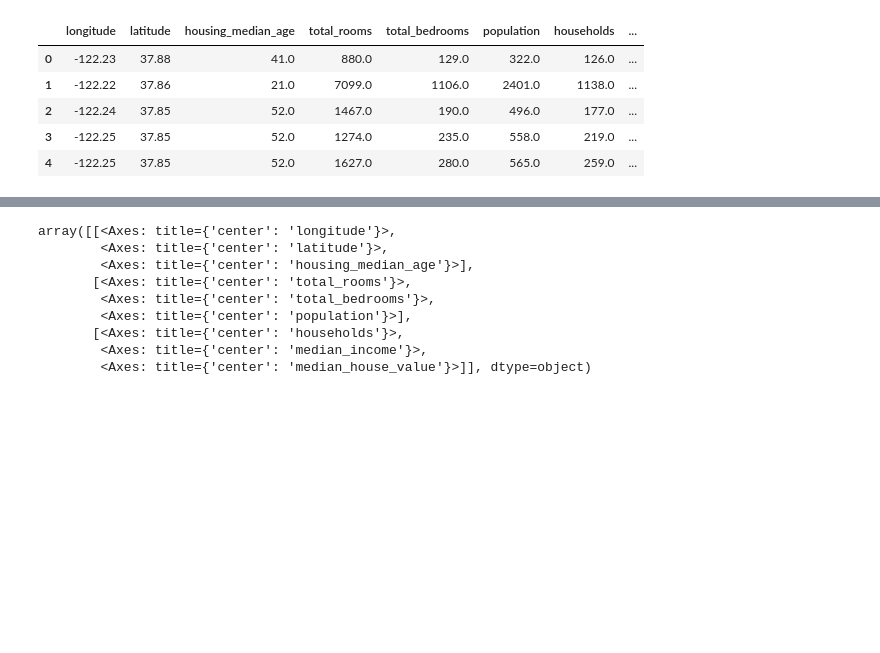
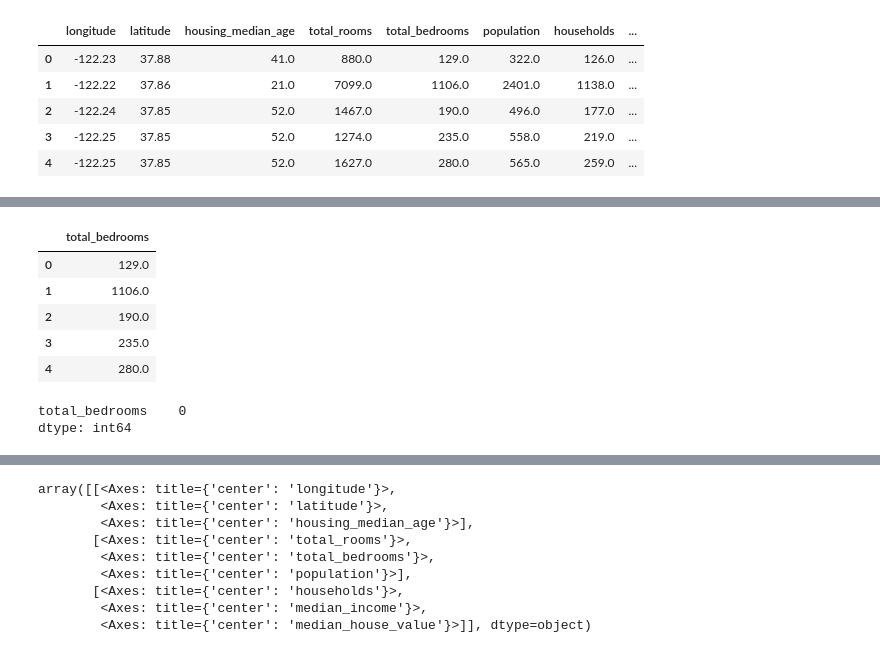
Before and after one commit to nafiul-nipu/AI-Machine-Learning-Practice, a Jupyter notebook: AI_Foundations_ML/CAHousingPrediction.ipynb, the cells around one changed output, grey strips where cells are left out. Saved outputs shown, nothing was run; the diff lists cells and outputs as text; code cells hidden in the pictures; blank space fills up the shorter version.

```diff
--- a/AI_Foundations_ML/CAHousingPrediction.ipynb
+++ b/AI_Foundations_ML/CAHousingPrediction.ipynb
@@ -41,0 +59,37 @@ df.head()
+# %%
+# imputation to handle missing value
+from sklearn.impute import KNNImputer
+
+temp = df.copy()
+
+# get the list of columns with numeric values
+column_numeric = [col for col in temp.columns if temp[col].dtype != 'object']
+
+# list of columns that contains atleast one missing values
+missing_values = [col for col in temp.loc[:, temp.isnull().any()]]
+
+# temp df with updated column with missing values
+temp = temp[missing_values]
+
+temp.head()
+# %% [output]
+|  | total_bedrooms |
+| 0 | 129.0 |
+| 1 | 1106.0 |
+| 2 | 190.0 |
+| 3 | 235.0 |
+| 4 | 280.0 |
+# %%
+knnImpute = KNNImputer(n_neighbors=3)
+
+knnImpute.fit(temp)
+
+# transform the data using the model
+values = knnImpute.transform(temp)
+
+temp = pd.DataFrame(values, columns=missing_values)
+
+temp.isnull().sum()
+# %% [output]
+total_bedrooms    0
+dtype: int64
```
Also changed, not shown: parts of 14 cells of this notebook.
